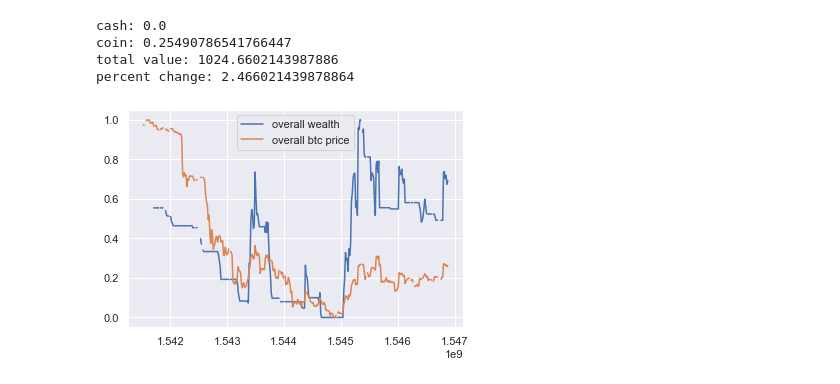
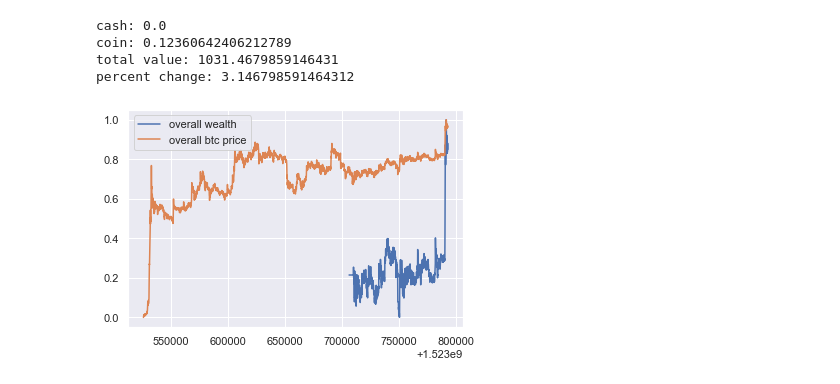
Before and after one commit to wyattgf/crypto-algo-trader, a Jupyter notebook: TradingAlgo.ipynb, the cells around one changed output. Drawn from its saved outputs; the diff is of its cells as text; code cells hidden in the pictures.

```diff
--- a/TradingAlgo.ipynb
+++ b/TradingAlgo.ipynb
@@ -208,0 +204,18 @@ print(eff)
+# %%
+#For verification of accuracy of calculating moving averages
+
+a = np.array([element+.25*element for element in range(20)])
+
+
+
+start= 3 * 10**6
+end = start + minutes_in_day
+
+prev_avg, nan_offset = calc_mov_avg(50, 60, start-1)
+for i in range(start, end):
+
+    mov_avg,a = calc_mov_avg(50,60,i)
+    eff_mov_avg, nan_offset = efficient_mov_avg(prev_avg, 50, 60,i, nan_offset)
+
+    prev_avg = eff_mov_avg
+    print(f'{eff_mov_avg}, {mov_avg}')
@@ -209,59 +242,55 @@ print(eff)
 # %%
 #buy when above, sell when below
 #golden cross (50 day crosses above 200 day, bearish to bullish) vs death cross
 
-start_cash = 1000
-cash = 1000
-coin = 0
-buy = 0
-sell = 0
+start = int(3.3 * 10**6 + 0*len(day))
+end = start + 1*len(day)
+rank = 50
+time_delta = 60 #1, 60, 1440 for minutes, hours, days, respectively
 
-start = int(3.6 * 10**6 + 0*len(day))
-end = start + len(day)
-rank = 50
-time_delta = 60 #1, 60, 3600 for minutes, hours, days, respectively
+cash, coin, buy, sell, arr_index = (1000,0,0,0,0) # TOGGLE starting cash/coin values
+starting_wealth = cash + coin * get_curr_price(start-1) if not np.isnan(get_curr_price(start-1)) else cash
 
-res = calc_mov_avg(rank, time_delta, start-1*time_delta) #preprocessing
-prev_avg = res[0]
-nan_offset = res[1]
+prev_avg, nan_offset = calc_mov_avg(rank, time_delta, start) #preprocessing
+prev_price = get_curr_price(start-1)
 
-sample_rate = 250
-btc_value_dollars = [float] * (int(len(day) / sample_rate)+1)
-cash_value_dollars = [float] * (int(len(day) / sample_rate)+1)
-overall_wealth = [float] * (int(len(day) / sample_rate)+1)
+sample_rate = 1
+arr_len = (int((end-start) / sample_rate)) if (end-start)%sample_rate == 0 else (int((end-start) / sample_rate)+1)
+
+btc_value_dollars = [float] * arr_len
+cash_value_dollars = [float] * arr_len
+overall_wealth = [float] * arr_len
 
 buy_proportion = 1
 sell_proportion = 1
 arr_index = 0
 for i in range(start, end):
 
-    res = efficient_mov_avg(prev_avg, rank, time_delta, i, nan_offset)
+    mov_avg, nan_offset = efficient_mov_avg(prev_avg, rank, time_delta, i, nan_offset)
     curr_price = get_curr_price(i)
-    mov_avg = res[0]
-    nan_offset = res[1]
-    prev_avg = mov_avg
 
-    if curr_price > mov_avg: #handles NaN
+    if curr_price > mov_avg and prev_price < mov_avg: #handles NaN
         buy+=1
-        res = execute_buy(curr_price, cash, coin, buy_proportion)
-        cash = res[0]
-        coin = res[1]
-    elif curr_price < mov_avg: #handles NaN
+        cash,coin,success = execute_buy(curr_price, cash, coin, buy_proportion)
+
+    elif curr_price < mov_avg and prev_price > mov_avg: #handles NaN
         sell+=1
-        res = execute_sell(curr_price, cash, coin, sell_proportion)
-        cash = res[0]
-        coin = res[1]
+        cash,coin,success = execute_sell(curr_price, cash, coin, sell_proportion)
 
     if (i-start) % sample_rate == 0:
         btc_value_dollars[arr_index] = coin * curr_price
         cash_value_dollars[arr_index] = cash
         overall_wealth[arr_index] = btc_value_dollars[arr_index] + cash
         arr_index+=1
-list_assets(start_cash, cash, coin, end)
+
+    prev_price = curr_price
+    prev_avg = mov_avg
+
+list_assets(starting_wealth, cash, coin, end)
 display_data(overall_wealth, btc_value_dollars, cash_value_dollars, sample_rate, start, end, rank, time_delta)
 # %% [output]
 cash: 0.0
-coin: 0.25490786541766447
-total value: 1024.6602143987886
-percent change: 2.466021439878864
+coin: 0.12360642406212789
+total value: 1031.4679859146431
+percent change: 3.146798591464312
-[figure, old version]
+[figure, new version]
```
Also changed, not shown: parts of 19 cells of this notebook.
